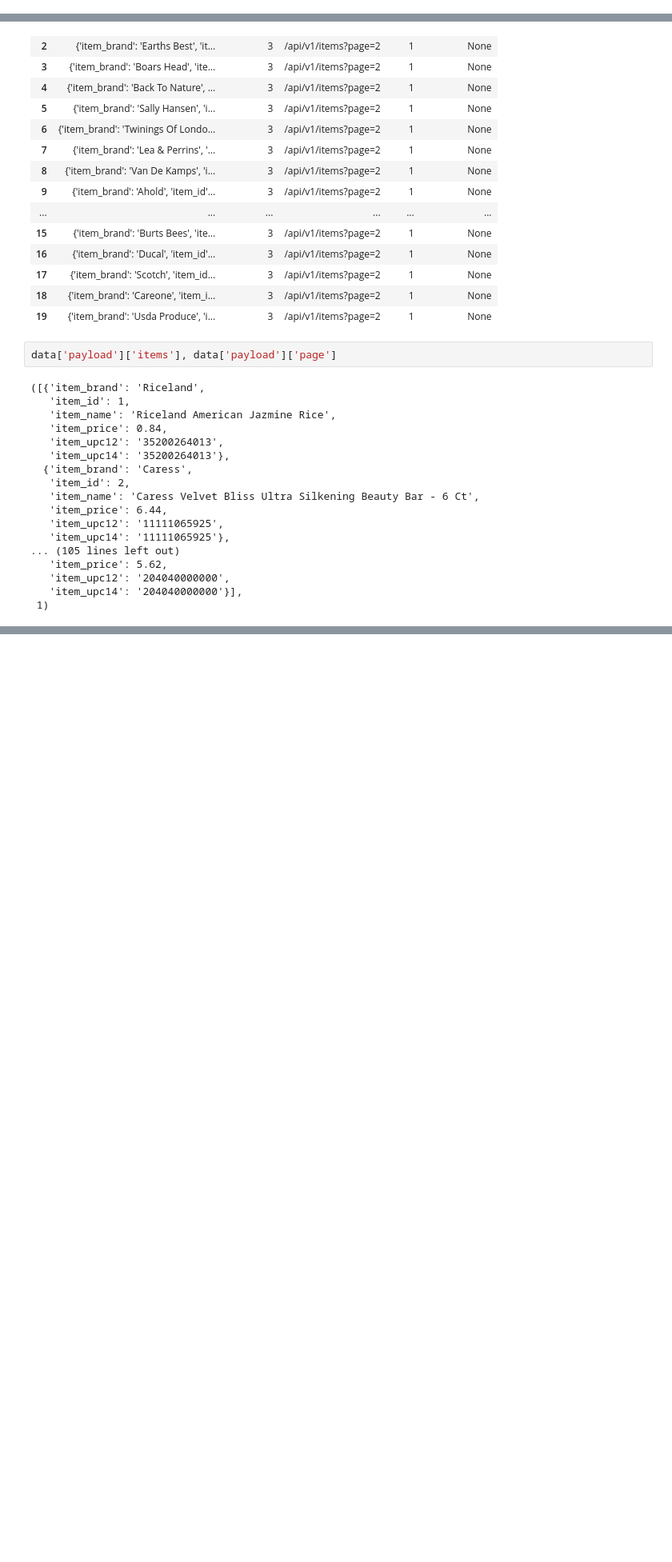
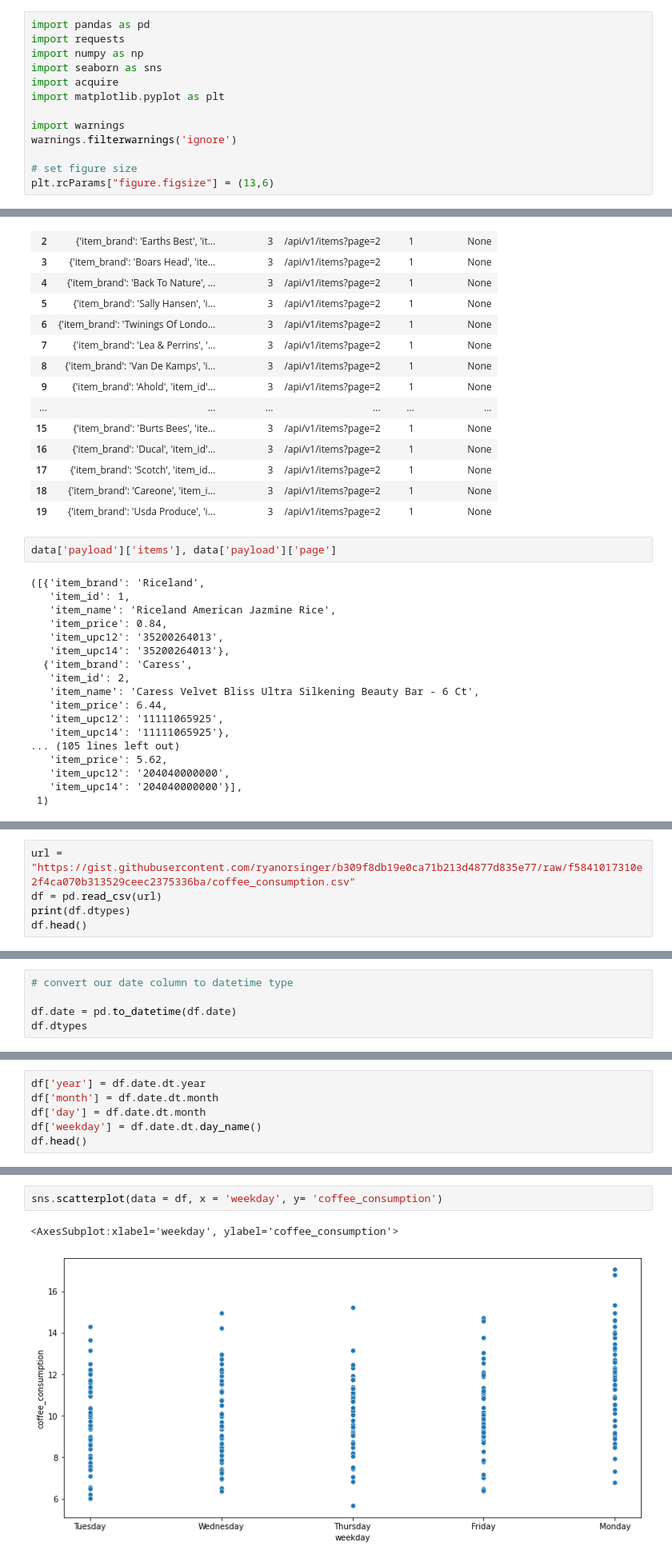
Before and after one commit to stephenkipkurui/time-series-exercises, a Jupyter notebook: playground.ipynb, the cells around one changed output, grey strips where cells are left out. Shown: that part at 80% size. Cells and saved outputs as stored; diff of their text form; blank space fills up the shorter version.

```diff
--- a/playground.ipynb
+++ b/playground.ipynb
@@ -23,3 +59,16 @@ import requests
+# %%
+import pandas as pd
+import requests
+import numpy as np
+import seaborn as sns
+import acquire
+import matplotlib.pyplot as plt
+
+import warnings
+warnings.filterwarnings('ignore')
+
+# set figure size
+plt.rcParams["figure.figsize"] = (13,6)
 # %%
 # https://aphorisms.glitch.me returns a random quotation
 response = requests.get('http://aphorisms.glitch.me/')
@@ -145,0 +180,5 @@ pd.DataFrame(data['payload']['items'])
+# %%
+url = "https://gist.githubusercontent.com/ryanorsinger/b309f8db19e0ca71b213d4877d835e77/raw/f5841017310e2f4ca070b313529ceec2375336ba/coffee_consumption.csv"
+df = pd.read_csv(url)
+print(df.dtypes)
+df.head()
@@ -145,0 +195,5 @@ pd.DataFrame(data['payload']['items'])
+# %%
+# convert our date column to datetime type
+
+df.date = pd.to_datetime(df.date)
+df.dtypes
@@ -145,0 +206,6 @@ pd.DataFrame(data['payload']['items'])
+# %%
+df['year'] = df.date.dt.year
+df['month'] = df.date.dt.month
+df['day'] = df.date.dt.month
+df['weekday'] = df.date.dt.day_name()
+df.head()
@@ -145,0 +230,5 @@ pd.DataFrame(data['payload']['items'])
+# %%
+sns.scatterplot(data = df, x = 'weekday', y= 'coffee_consumption')
+# %% [output]
+<AxesSubplot:xlabel='weekday', ylabel='coffee_consumption'>
+[figure, added]
```
Also changed, not shown: parts of 61 cells of this notebook.
